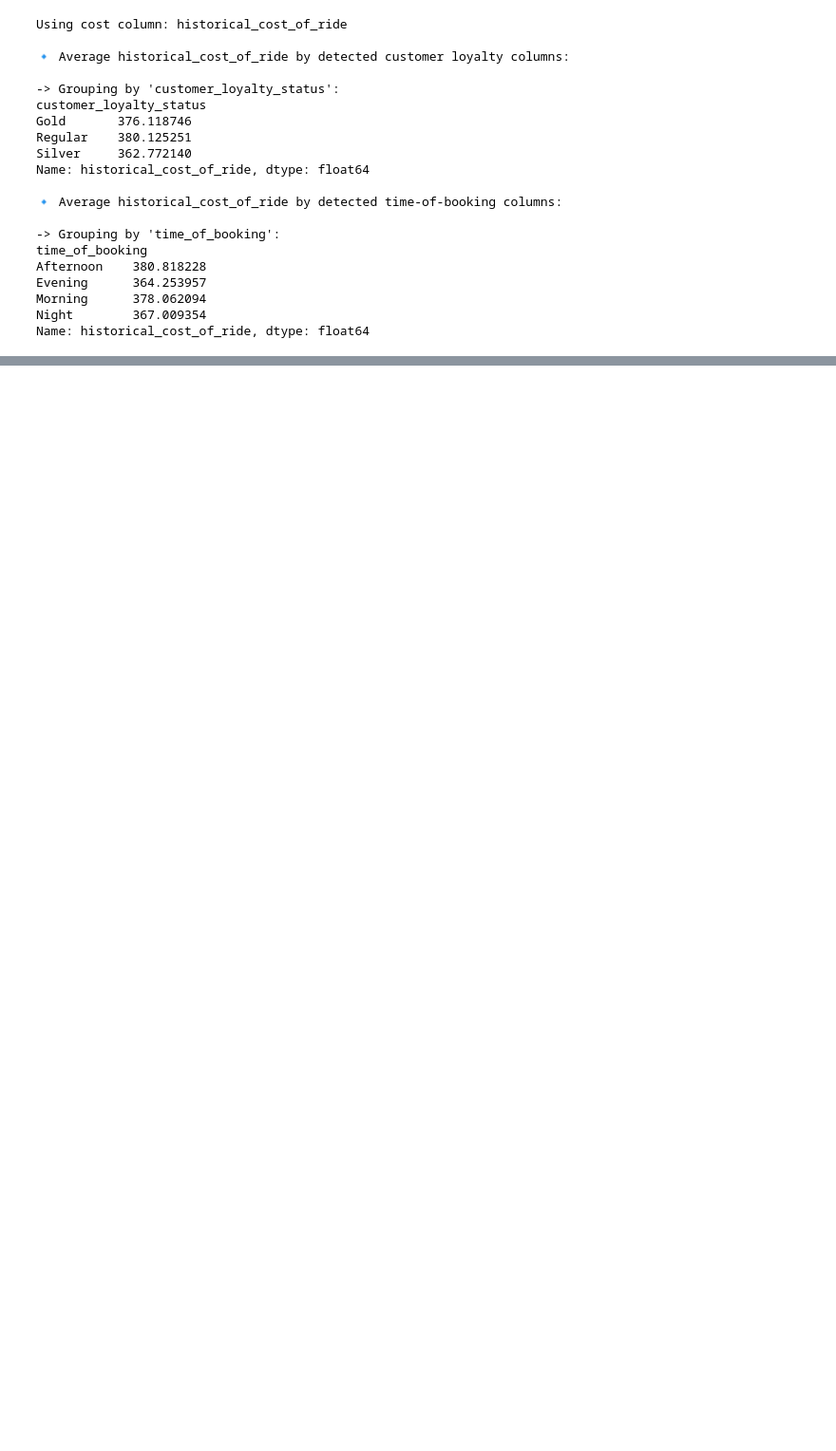
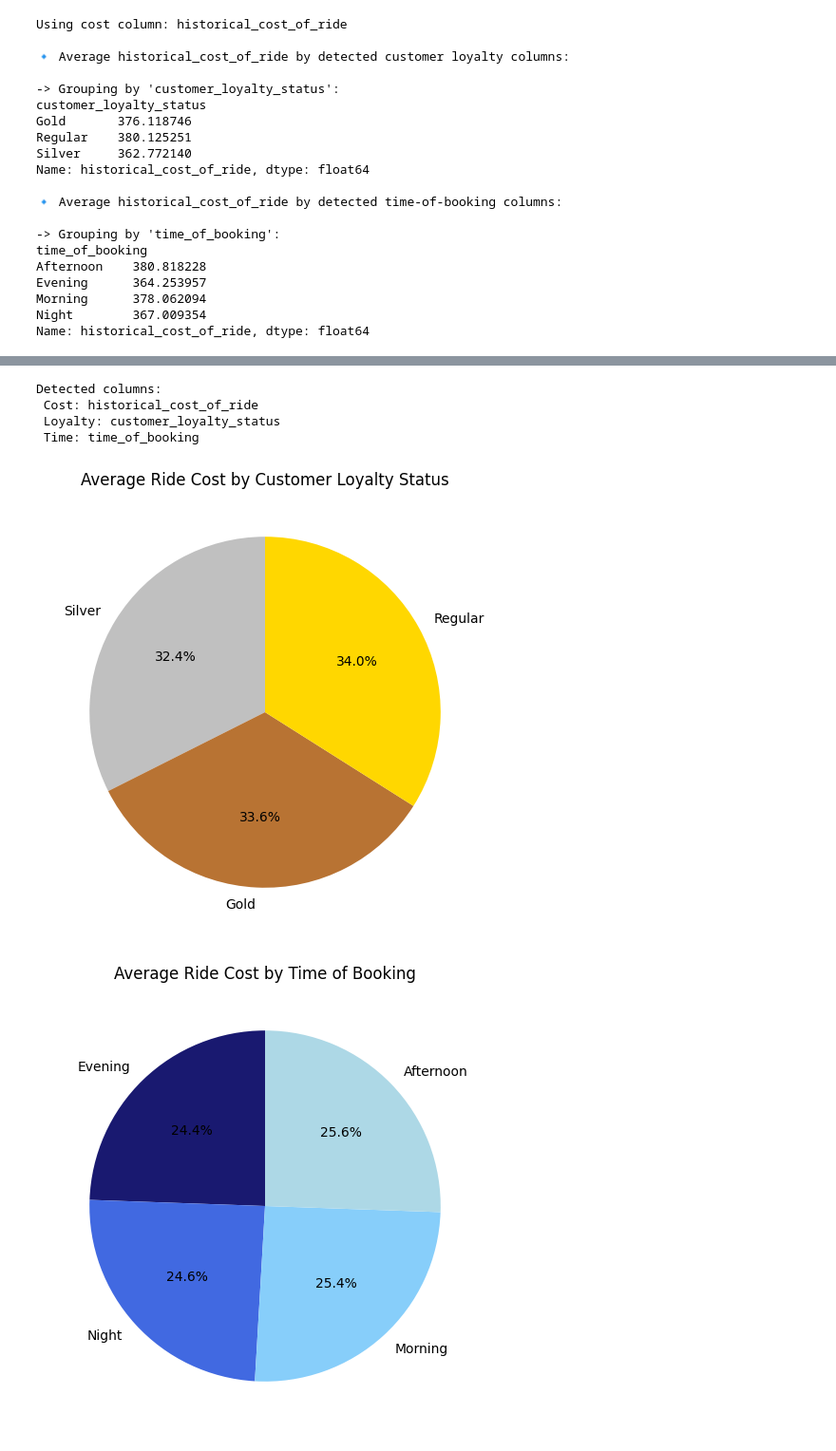
Before and after one commit to PriceOptima-SpringBoard/AI-PriceOptima, a Jupyter notebook: archive (6)/PriceOptima.ipynb, the cells around one changed output, grey strips where cells are left out. Shown at 95% size. Cells and saved outputs as stored; diff of their text form; code cells hidden in the pictures; blank space fills up the shorter version.

Commit message:
Updated PriceOptima notebook with latest changes

```diff
--- a/archive (6)/PriceOptima.ipynb
+++ b/archive (6)/PriceOptima.ipynb
@@ -662 +564,78 @@ KeyError: 'Customer_Loyalty_Status'
+# %%
+
+# --- Visualization: average price by customer loyalty status and time of booking (auto + labeled) ---
+
+cols = list(data.columns)
+
+def find_col(cols, candidates):
+    """Helper function to find the best matching column name."""
+    cols_lower = [c.lower() for c in cols]
+    for cand in candidates:
+        if cand.lower() in cols_lower:
+            return cols[cols_lower.index(cand.lower())]
+    for cand in candidates:
+        for c in cols:
+            if cand.lower() in c.lower() or c.lower() in cand.lower():
+                return c
+    return None
+
+# Detect relevant columns
+cost_col = find_col(cols, ['historical_cost_of_ride', 'historical_cost', 'cost_of_ride', 'fare', 'price'])
+loyalty_col = find_col(cols, ['customer_loyalty_status', 'customer_loyalty', 'loyalty', 'customer_type'])
+time_col = find_col(cols, ['time_of_booking', 'booking_time', 'time', 'booking_period'])
+
+print(f"Detected columns:\n Cost: {cost_col}\n Loyalty: {loyalty_col}\n Time: {time_col}\n")
+
+# --- Loyalty Visualization ---
+if cost_col and loyalty_col:
+    loyalty_avg = data.groupby(loyalty_col)[cost_col].mean().sort_values()
+
+    # Normalize labels to standard names if possible
+    label_map = {
+        "silver": "Silver",
+        "regular": "Regular",
+        "gold": "Gold"
+    }
+    labels = [label_map.get(str(l).lower(), str(l)) for l in loyalty_avg.index]
+    values = loyalty_avg.values
+
+    colors_loyalty = ["#C0C0C0", "#B87333", "#FFD700"]  # Silver, Bronze, Gold-like
+    plt.figure(figsize=(6,6))
+    plt.pie(values, labels=labels, autopct="%1.1f%%", startangle=90,
+            colors=colors_loyalty[:len(values)])
+    plt.title("Average Ride Cost by Customer Loyalty Status")
+    plt.show()
+else:
+    print("⚠️ Loyalty columns not detected or missing data.")
+
+
+# --- Time of Booking Visualization ---
+if cost_col and time_col:
+    time_avg = data.groupby(time_col)[cost_col].mean().sort_values()
+
+    # Map labels to standard time ranges if applicable
+    label_map_time = {
+        "morning": "Morning",
+        "afternoon": "Afternoon",
+        "evening": "Evening",
+        "night": "Night"
+    }
+    labels = [label_map_time.get(str(t).lower(), str(t)) for t in time_avg.index]
+    values = time_avg.values
+
+    colors_time = ["#191970", "#4169E1", "#87CEFA", "#ADD8E6"]  # Shades of blue
+    plt.figure(figsize=(6,6))
+    plt.pie(values, labels=labels, autopct="%1.1f%%", startangle=90,
+            colors=colors_time[:len(values)])
+    plt.title("Average Ride Cost by Time of Booking")
+    plt.show()
+else:
+    print("⚠️ Time columns not detected or missing data.")
+# %% [output]
+Detected columns:
+ Cost: historical_cost_of_ride
+ Loyalty: customer_loyalty_status
+ Time: time_of_booking
+[figure, added]
+[figure, added]
 # %%
```
Also changed, not shown: parts of 16 cells of this notebook.
